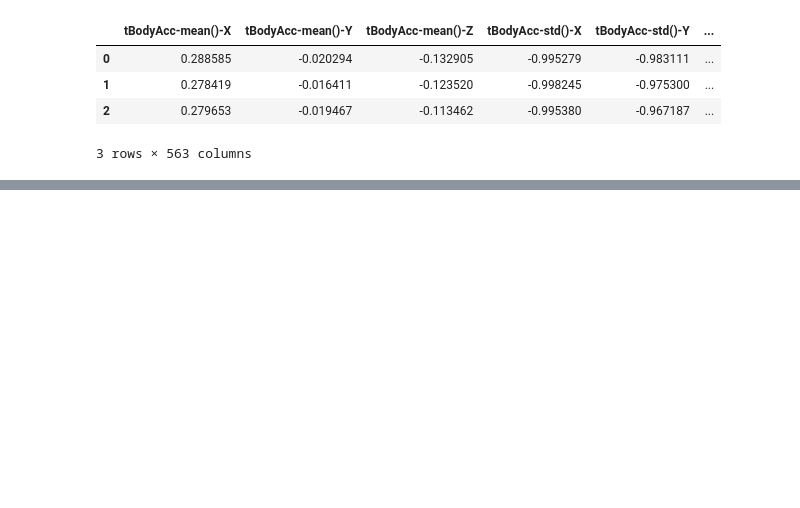
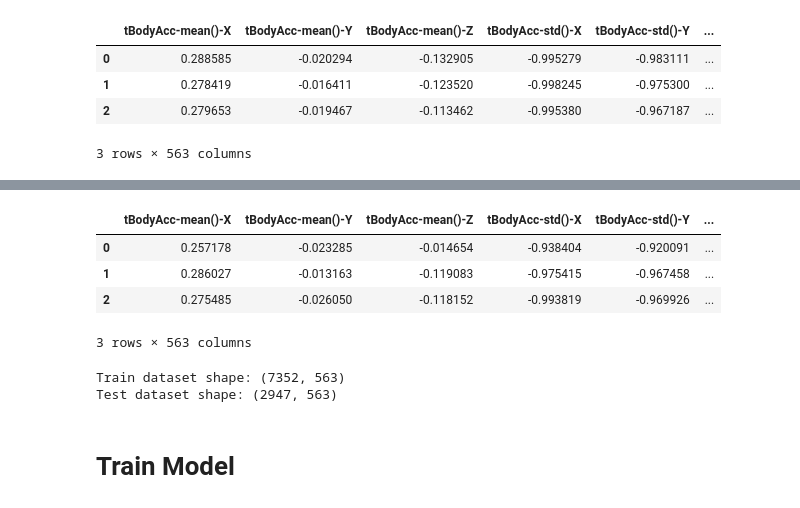
Before and after one commit to shamilnabiyev/automl-time-series, a Jupyter notebook: notebooks/sktime.ipynb, the cells around one changed output, grey strips where cells are left out. Saved outputs shown, nothing was run; the diff lists cells and outputs as text; code cells hidden in the pictures; blank space fills up the shorter version.

```diff
--- a/notebooks/sktime.ipynb
+++ b/notebooks/sktime.ipynb
@@ -30,0 +83,27 @@ train.head(3)
+# %%
+# Test dataset
+test = pd.read_csv("../data/human-activity-recognition/test.csv")
+
+# Convert labels to binary
+test[target] = pd.DataFrame(np.where(test['Activity']=='WALKING_DOWNSTAIRS', 1, 0))
+
+# Drop unused columns
+test.drop(['subject', 'Activity'], axis=1, inplace=True)
+
+# Create a new date column
+test[ts_column] = pd.date_range(start='1/1/2022', periods=len(test), freq='S')
+test.head(3)
+# %% [output]
+|  | tBodyAcc-mean()-X | tBodyAcc-mean()-Y | tBodyAcc-mean()-Z | tBodyAcc-std()-X | tBodyAcc-std()-Y | ... |
+| 0 | 0.257178 | -0.023285 | -0.014654 | -0.938404 | -0.920091 | ... |
+| 1 | 0.286027 | -0.013163 | -0.119083 | -0.975415 | -0.967458 | ... |
+| 2 | 0.275485 | -0.026050 | -0.118152 | -0.993819 | -0.969926 | ... |
+3 rows × 563 columns
+# %%
+print('Train dataset shape:', train.shape)
+print('Test dataset shape:', test.shape)
+# %% [output]
+Train dataset shape: (7352, 563)
+Test dataset shape: (2947, 563)
+# %% [markdown]
+# Train Model
```
Also changed, not shown: parts of 24 cells of this notebook.
